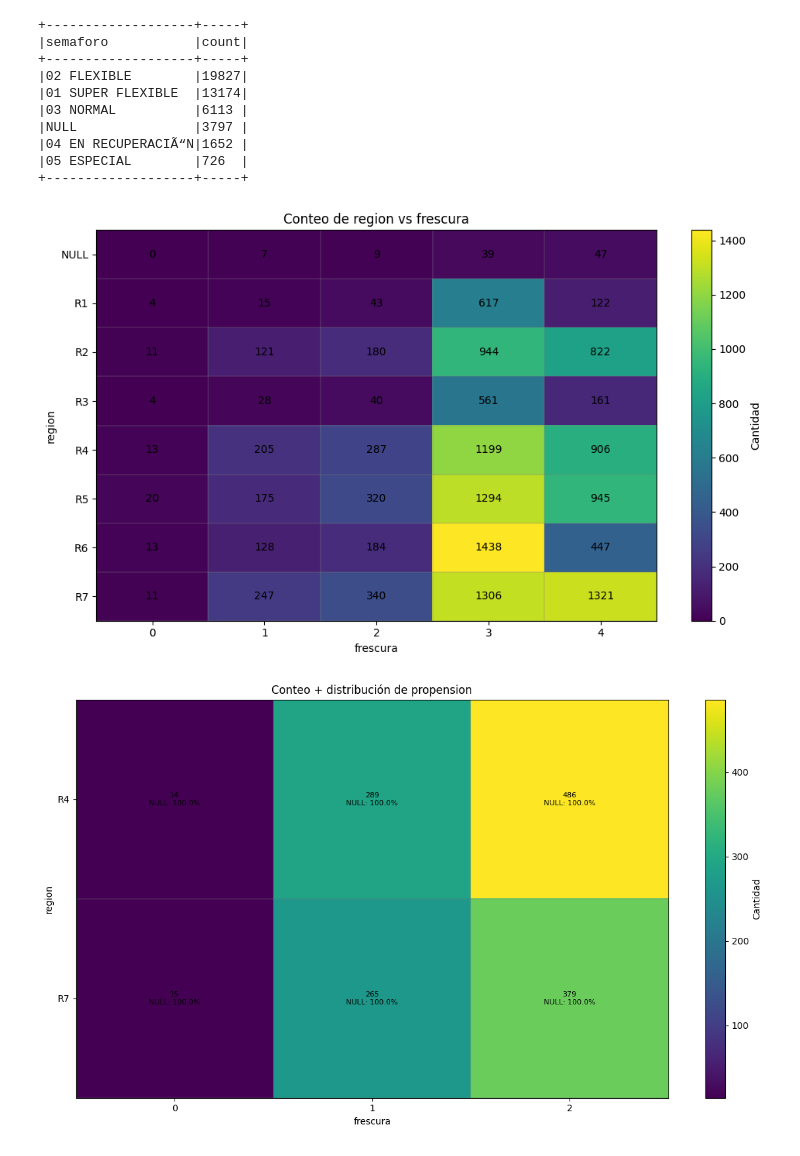
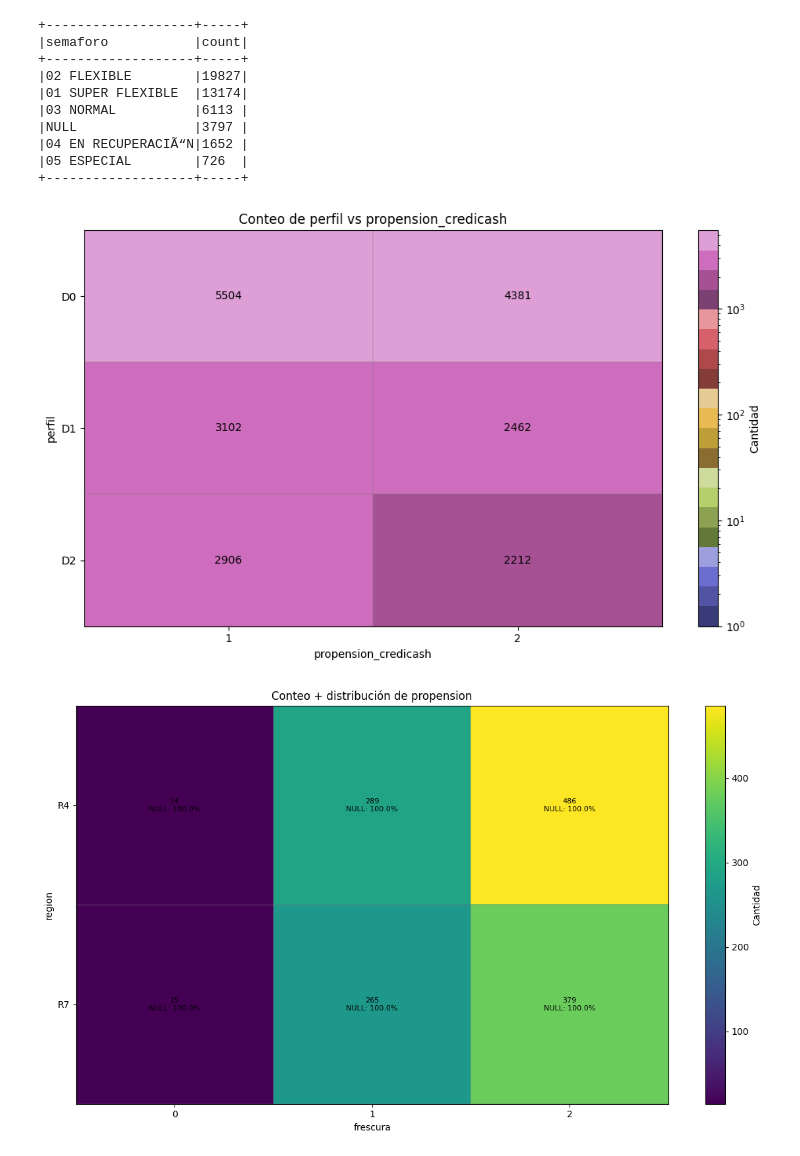
Before and after one commit to fernandolazob/target_script_01, a Jupyter notebook: 02_generar_lista/02_armar_credicash.ipynb, the cells around one changed output. Cells and saved outputs as stored; diff of their text form; code cells hidden in the pictures.

```diff
--- a/02_generar_lista/02_armar_credicash.ipynb
+++ b/02_generar_lista/02_armar_credicash.ipynb
@@ -879,7 +29,7 @@ NameError: name 'ventas_valentina_mes' is not defined
 
 
 query = """
-  SELECT * FROM cronox.dbo.borrar_credicash
+  SELECT * FROM cronox.dbo.borrar_credicash_01
     """
 df_list = obtener_tabla_sql(spark,query,server_sa,user_sa,pwd_sa,db_sa)
 
@@ -1023,5 +163,3 @@ lote_01=['04.BASE REGULAR', '02. FRESCURA CERO', '03.BASE CLIENTE', '01.INVENTAR
-# %%
-df_list=df_list.join(df_base_priorizado,['dni_cliente'],'inner')
 # %%
 # print([row['mejor_estado_tipi_cli' ] for row in df_list.select('mejor_estado_tipi_cli').distinct().collect()])
 mejor_estado_tipi_cli=['CONTACTO EFECTIVO CON TITULAR', ]
@@ -1033,18 +171,23 @@ df_filtrado = df_list.filter(
     # ((F.col('mejor_estado_tipi_cli').isin(mejor_estado_tipi_cli)) | (F.col('mejor_estado_tipi_cli').isNull())) &
     ((F.col('mejor_descripcion_cli').isin(mejor15_descripcion_telf)) | (F.col('mejor_descripcion_cli').isNull())) &
     ((F.col('mejor15_descripcion_telf').isin(mejor15_descripcion_telf)) | (F.col('mejor15_descripcion_telf').isNull())) &
+    ((F.col('fecha_llamada')<'2026-05-18') | (F.col('mejor15_descripcion_telf').isNull())) &
         # ((F.col('grupo_segmento').isin('R')))
 
-    # ((F.col('fecha_llamada').isNull())|(F.col('fecha_llamada')<'2026-05-09'))&
+    # ((F.col('fecha_llamada').isNull()))&
     # # (F.col('perfil').isin(perfil))&
     (
         (F.col('tipo_telf')=='cel01')|
-        (F.col('tipo_telf')=='cel02')
+        (F.col('tipo_telf')=='cel02')|
+        (F.col('tipo_telf')=='cel08')|
+        (F.col('tipo_telf')=='cel09')|
+        (F.col('tipo_telf')=='cel10')
     )&
-        (~(F.col('semaforo').isin([ '02 FLEXIBLE'])))&
+        # (F.col('perfil').isin('D0','D1','D2'))&
 
-        ((F.col('propension_credicash').isin('1','2','5')))&
-        ((F.col('frescura').isin('1','4')))&
+        (F.col('frescura').isin('4','0'))&
+        (F.col('propension_credicash').isin('1','2','3'))&
+
     #     # (~(F.col('region').isin([ 'R7', 'R4'])))&
         # ((F.col('marca_pd').isin('MES, PLD PEERS','NO MES, PLD PEERS')))&
 
@@ -1145,48 +301,55 @@ from pyspark.sql import functions as F
 import pandas as pd
 import matplotlib.pyplot as plt
 import numpy as np
+from matplotlib.colors import LogNorm
 df_plot = (
-    df_filtrado.groupBy("region", "frescura")
+    df_filtrado.groupBy("perfil", "propension_credicash")
     .count()
 )
 
 pdf = df_plot.toPandas()
 
-pdf["frescura"] = pdf["frescura"].fillna("NULL").astype(str)
-pdf["region"] = pdf["region"].fillna("NULL").astype(str)
+pdf["propension_credicash"] = pdf["propension_credicash"].fillna("NULL").astype(str)
+pdf["perfil"] = pdf["perfil"].fillna("NULL").astype(str)
 
-tabla = pdf.pivot(index="region", columns="frescura", values="count").fillna(0)
+tabla = pdf.pivot(index="perfil", columns="propension_credicash", values="count").fillna(0)
 tabla = tabla.sort_index()
 tabla = tabla.reindex(sorted(tabla.columns, key=lambda x: str(x)), axis=1)
 
 fig, ax = plt.subplots(figsize=(10, 6))
 
-im = ax.imshow(tabla.values, aspect="auto")
+# im = ax.imshow(tabla.values, aspect="auto")
+im = ax.imshow(
+    tabla.values,
+    aspect="auto",
+    cmap="tab20b",
+    norm=LogNorm(vmin=1, vmax=tabla.values.max())
+)
 
 ax.set_xticks(np.arange(-.5, len(tabla.columns), 1), minor=True)
 ax.set_yticks(np.arange(-.5, len(tabla.index), 1), minor=True)
 ax.grid(which="minor", color="gray", linestyle='-', linewidth=0.3)
 ax.tick_params(which="minor", bottom=False, left=False)
 
-ax.set_title("Conteo de region vs frescura")
-ax.set_xlabel("frescura")
-ax.set_ylabel("region")
+ax.set_title("Conteo de perfil vs propension_credicash")
+ax.set_xlabel("propension_credicash")
+ax.set_ylabel("perfil")
 
 ax.set_xticks(np.arange(len(tabla.columns)))
 ax.set_xticklabels(tabla.columns)
 ax.set_yticks(np.arange(len(tabla.index)))
 ax.set_yticklabels(tabla.index)
 
 # mostrar etiquetas dentro de cada celda
 for i in range(tabla.shape[0]):
     for j in range(tabla.shape[1]):
         ax.text(j, i, int(tabla.iloc[i, j]), ha="center", va="center")
 
 plt.colorbar(im, ax=ax, label="Cantidad")
 plt.tight_layout()
 plt.show()
 # %% [output]
-[figure, old version]
+[figure, new version]
 # %%
 spark.stop()
 # %%
```
Also changed, not shown: parts of 56 cells of this notebook, 26 other files.
